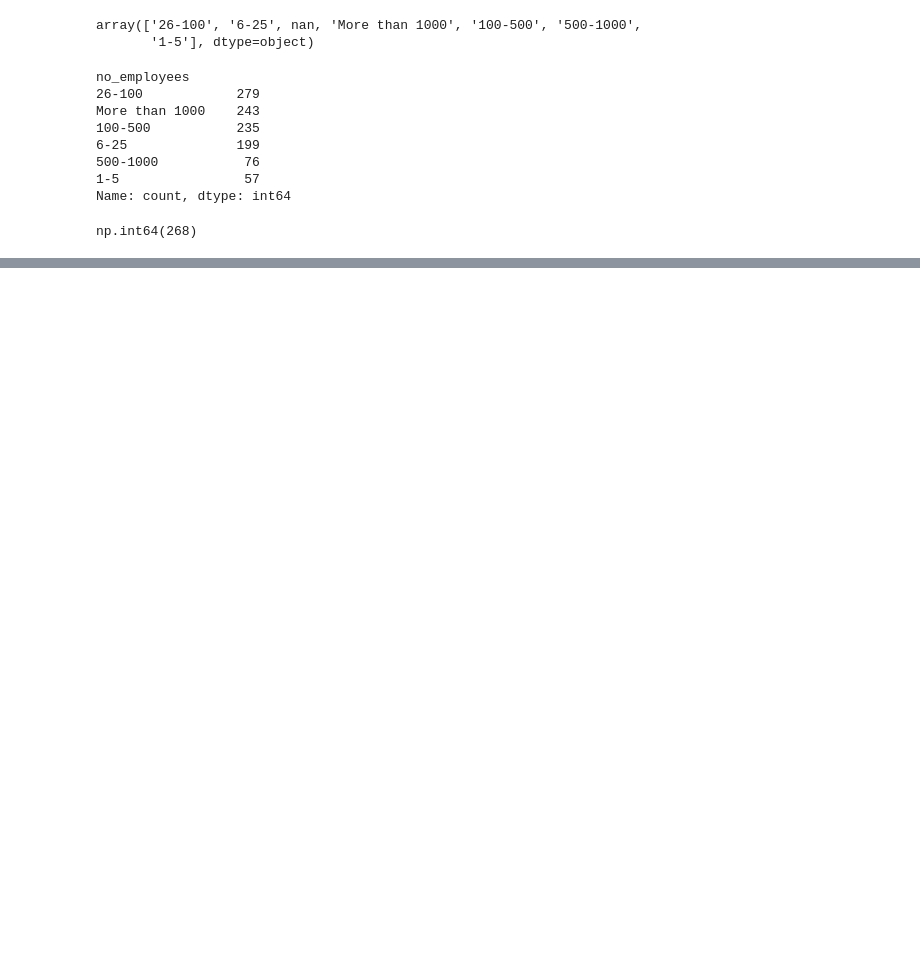
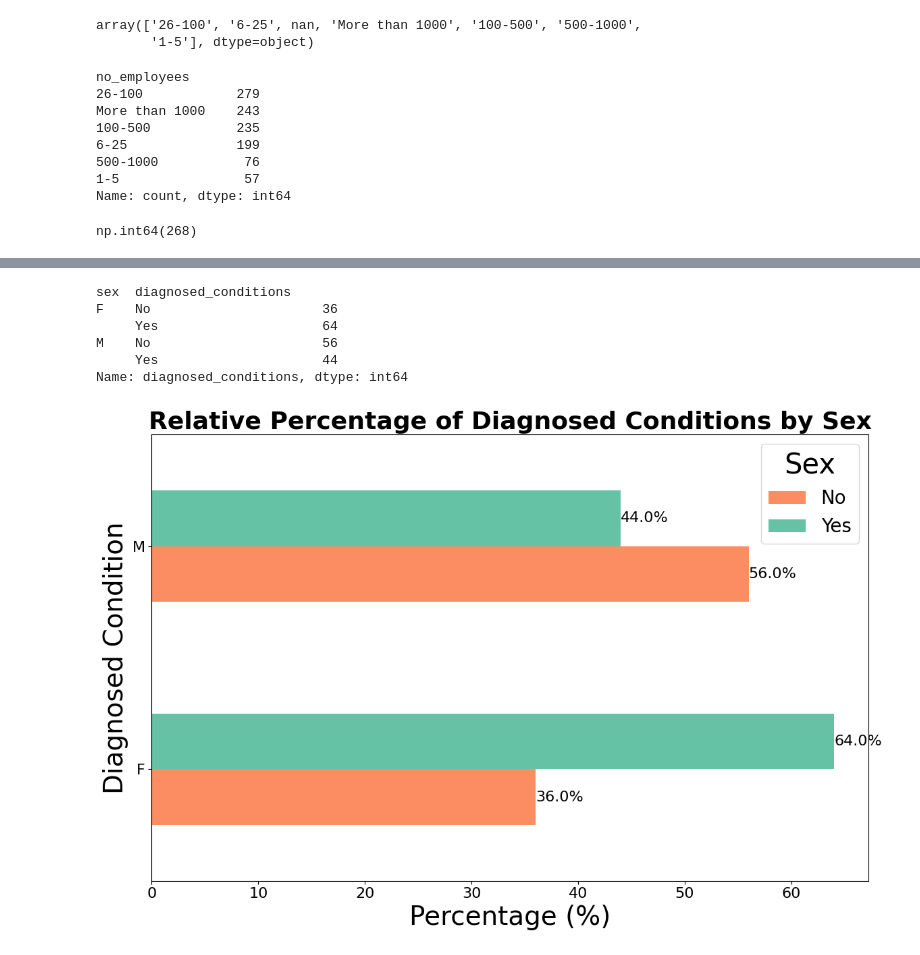
Before and after one commit to ShaQ90/week3_project, a Jupyter notebook: notebooks/Alessia.ipynb, the cells around one changed output, grey strips where cells are left out. Cells and saved outputs as stored; diff of their text form; code cells hidden in the pictures; blank space fills up the shorter version.

```diff
--- a/notebooks/Alessia.ipynb
+++ b/notebooks/Alessia.ipynb
@@ -387,0 +480,76 @@ np.int64(0)
+# %%
+#Question: What is the prevalence of diagnosed cases in the workplace by sex?
+
+#Calculating the % of M and F normalized to the total of women and men and in the df:
+# Step 1: Group by 'sex' and 'diagnosed_conditions' and get the count
+grouped = df_2016.groupby(['sex', 'diagnosed_conditions'])['diagnosed_conditions'].count()
+
+# Step 2: Calculate the total count per sex
+total_per_sex = df_2016.groupby('sex')['diagnosed_conditions'].count()
+
+# Step 3: Calculate the percentage
+percentage_diagnosed = (grouped / total_per_sex * 100).round(0).astype(int)
+
+# Display the result
+print(percentage_diagnosed)
+# %% [output]
+sex  diagnosed_conditions
+F    No                      36
+     Yes                     64
+M    No                      56
+     Yes                     44
+Name: diagnosed_conditions, dtype: int64
+# %%
+import pandas as pd
+import matplotlib.pyplot as plt
+import seaborn as sns
+
+# Assuming you have the Series `percentage_diagnosed`
+# Convert the Series to DataFrame
+percentage_diagnosed = percentage_diagnosed.unstack()  # This reshapes the Series into a DataFrame
+
+# Get colors from Seaborn's Set2 palette
+palette = sns.color_palette('Set2', n_colors=percentage_diagnosed.shape[1])
+colors = palette.as_hex()  # Convert to hex format
+
+# Reverse the color list
+colors = colors[::-1]
+
+# Create a horizontal bar chart
+ax = percentage_diagnosed.plot(kind='barh', figsize=(12, 8), color=colors)
+
+# Set the title and labels with larger font sizes
+ax.set_title('Relative Percentage of Diagnosed Conditions by Sex', fontsize=26, weight='bold')
+ax.set_xlabel('Percentage (%)', fontsize=28)
+ax.set_ylabel('Diagnosed Condition', fontsize=28)
+
+# Customize the legend
+# Invert the order of the legend manually
+handles, labels = ax.get_legend_handles_labels()
+# Map labels to the reversed legend order
+label_order = {label: handle for label, handle in zip(labels, handles)}
+# Define the order of the legend based on the sex categories
+legend_labels = sorted(label_order.keys())  # Assuming you want to sort the legend labels alphabetically
+ax.legend([label_order[label] for label in legend_labels], legend_labels, title='Sex', title_fontsize='30', fontsize='20')
+
+# Remove grid lines
+ax.grid(False)
+
+# Add labels to the bars with a larger font size
+for container in ax.containers:
+    ax.bar_label(container, fmt='%.1f%%', fontsize=16, color='black')
+
+# Increase the size of the numbers on x and y axes
+ax.tick_params(axis='x', labelsize=16)
+ax.tick_params(axis='y', labelsize=16)
+
+# Adjust the spacing between bars (age groups) by reducing the layout padding
+plt.subplots_adjust(left=0.2, right=0.8, top=0.9, bottom=0.1)  # Adjust these parameters to control spacing
+
+# Adjust layout for better display
+plt.tight_layout()
+
+# Show the plot
+plt.show()
+# %% [output]
+[figure, added]
```
Also changed, not shown: parts of 31 cells of this notebook.
